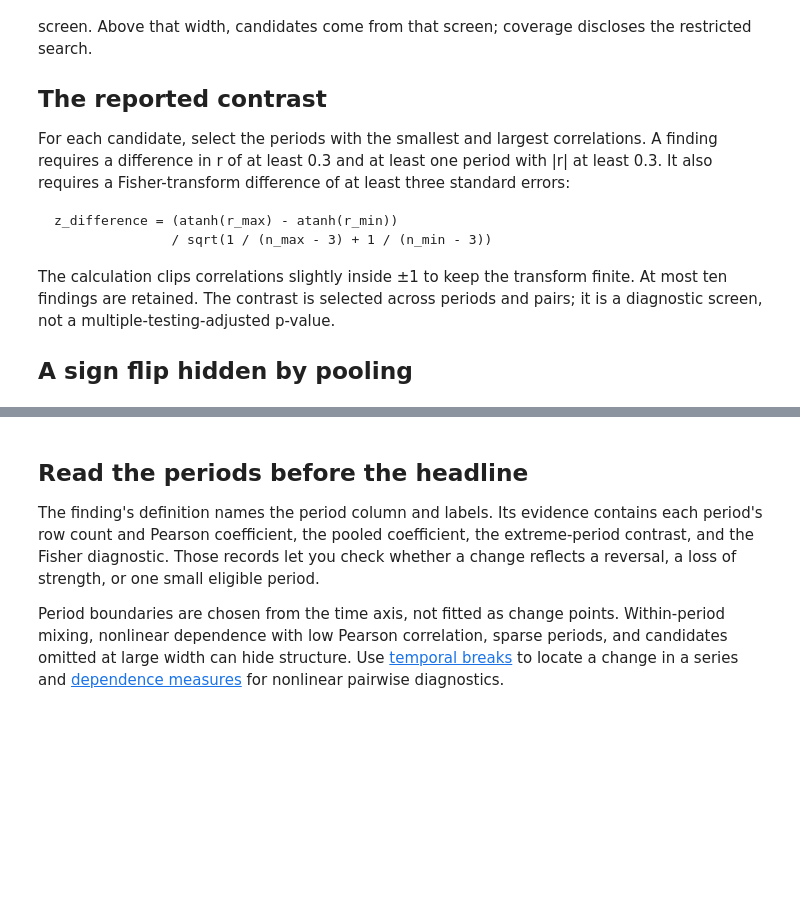
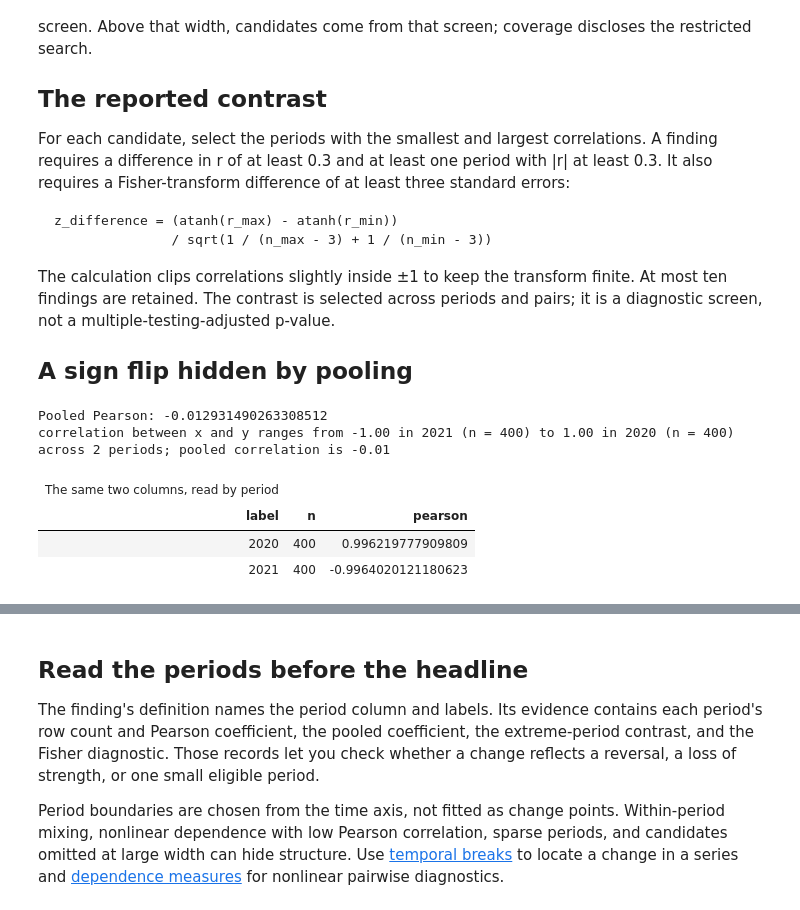
Before and after one commit to fcela/onceover, a Jupyter notebook: docs/book/methodology/period_associations.ipynb, the cells around one changed output, grey strips where cells are left out. Drawn from its saved outputs; the diff is of its cells as text; code cells hidden in the pictures; blank space fills up the shorter version.

Commit message:
Fix period_associations book page for the 0.1.3 finding subject

```diff
--- a/docs/book/methodology/period_associations.ipynb
+++ b/docs/book/methodology/period_associations.ipynb
@@ -43,26 +43,33 @@ multiple-testing-adjusted p-value.
 # %%
 import numpy as np
 import polars as pl
 import onceover
 from great_tables import GT, loc, style
 
 rng = np.random.default_rng(19)
 x = rng.uniform(-1, 1, 800)
 year = np.repeat([2020, 2021], 400)
 y = np.where(year == 2020, x, -x) + rng.normal(0, 0.05, len(x))
 df = pl.DataFrame({"year": year, "x": x, "y": y})
 report = onceover.profile(df, detectors=["period_associations"])
 findings = report.select(category="associations", type="period_association")
-assert any(set(f["subject"]["columns"]) == {"x", "y"} for f in findings)
+assert any(set(f["subject"]["columns"]) == {"x", "y", "year"} for f in findings)
 print("Pooled Pearson:", df.select(pl.corr("x", "y")).item())
 for finding in findings:
     print(finding["claim"])
     metrics = finding["evidence"][0]["metrics"]
     periods = pl.DataFrame(metrics["periods"])
 (GT(periods)
  .tab_header(title="The same two columns, read by period")
  .tab_options(table_width="100%", table_layout="fixed", table_font_size="14px")
  .tab_style(style.css("white-space: normal; overflow-wrap: anywhere; line-height: 1.5;"), loc.body()))
+# %% [output]
+Pooled Pearson: -0.012931490263308512
+correlation between x and y ranges from -1.00 in 2021 (n = 400) to 1.00 in 2020 (n = 400) across 2 periods; pooled correlation is -0.01
+| The same two columns, read by period |  |  |
+| label | n | pearson |
+| 2020 | 400 | 0.996219777909809 |
+| 2021 | 400 | -0.9964020121180623 |
 # %%
 import altair as alt
 (alt.Chart(df).mark_circle(size=18, opacity=0.35)
```
Also changed, not shown: parts of 1 cell of this notebook.
